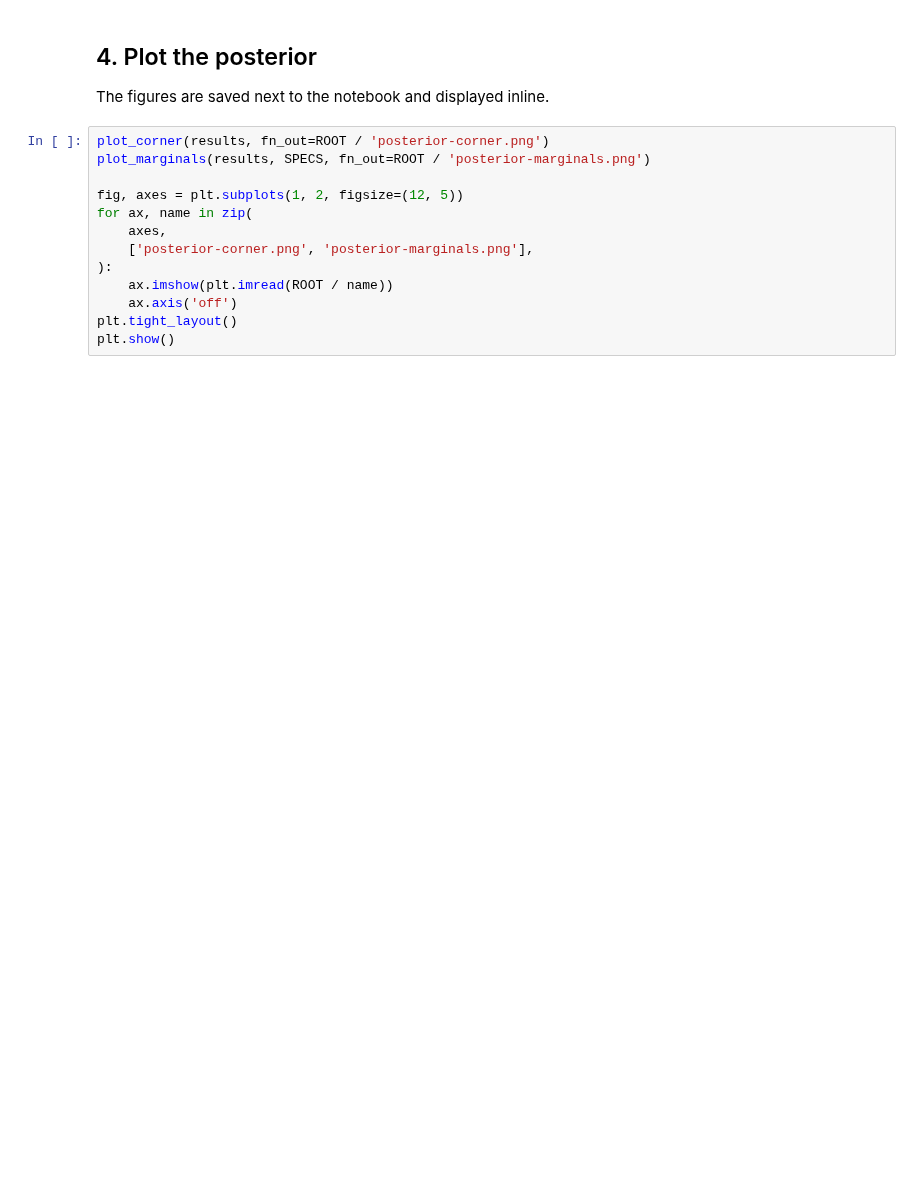
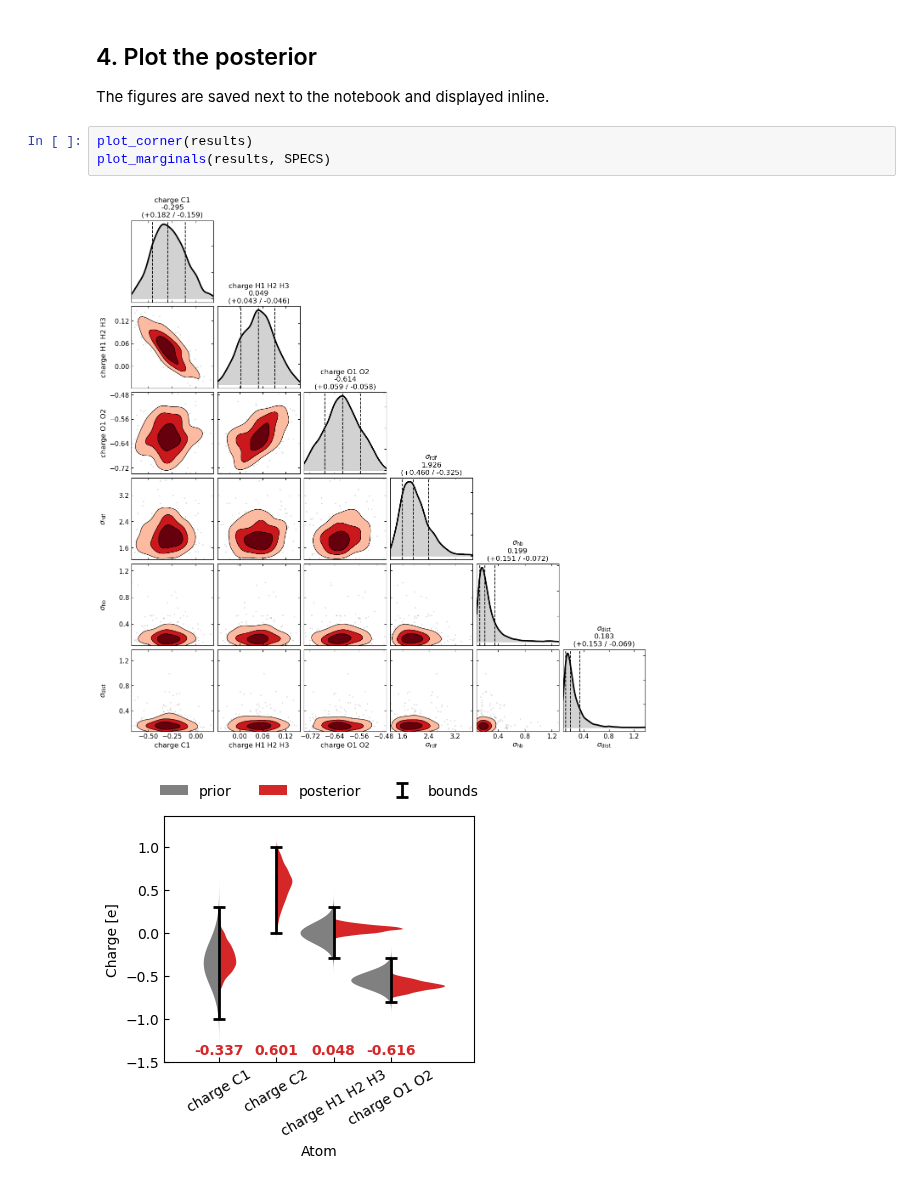
Before and after one commit to vojtechkostal/BayesicForceFields, a Jupyter notebook: examples/acetate/06-learn/interactive.ipynb, the cells around one changed output. Saved outputs shown, nothing was run; the diff lists cells and outputs as text; blank space fills up the shorter version.

```diff
--- a/examples/acetate/06-learn/interactive.ipynb
+++ b/examples/acetate/06-learn/interactive.ipynb
@@ -55,16 +103,9 @@ results.map_estimates
 ## 4. Plot the posterior
 
 The figures are saved next to the notebook and displayed inline.
-# %%
-plot_corner(results, fn_out=ROOT / 'posterior-corner.png')
-plot_marginals(results, SPECS, fn_out=ROOT / 'posterior-marginals.png')
-
-fig, axes = plt.subplots(1, 2, figsize=(12, 5))
-for ax, name in zip(
-    axes,
-    ['posterior-corner.png', 'posterior-marginals.png'],
-):
-    ax.imshow(plt.imread(ROOT / name))
-    ax.axis('off')
-plt.tight_layout()
-plt.show()
+# %%
+plot_corner(results)
+plot_marginals(results, SPECS)
+# %% [output]
+[figure, added]
+[figure, added]
```
Also changed, not shown: parts of 6 cells of this notebook, 2 other files.
